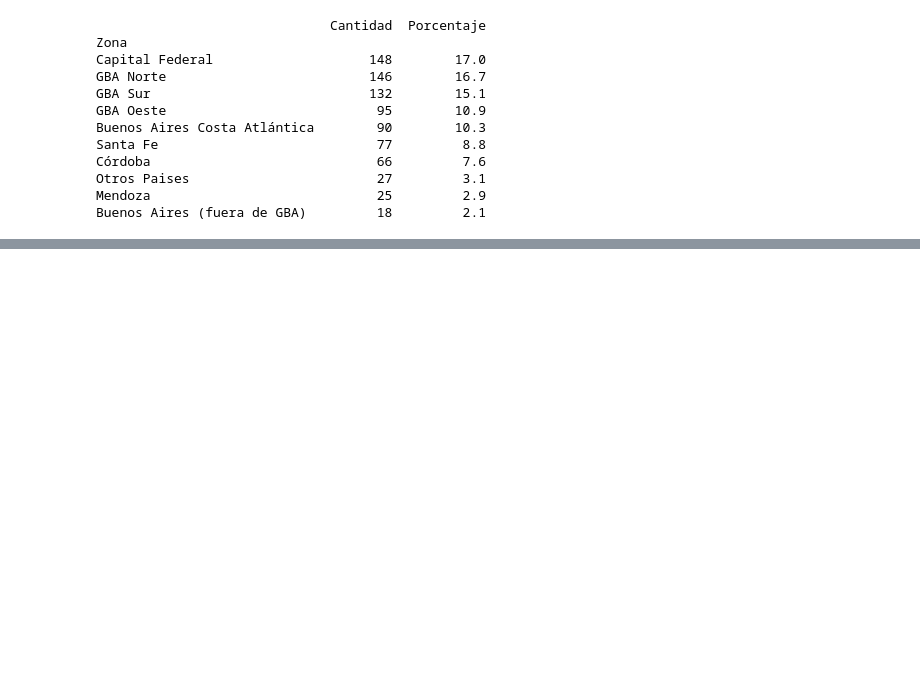
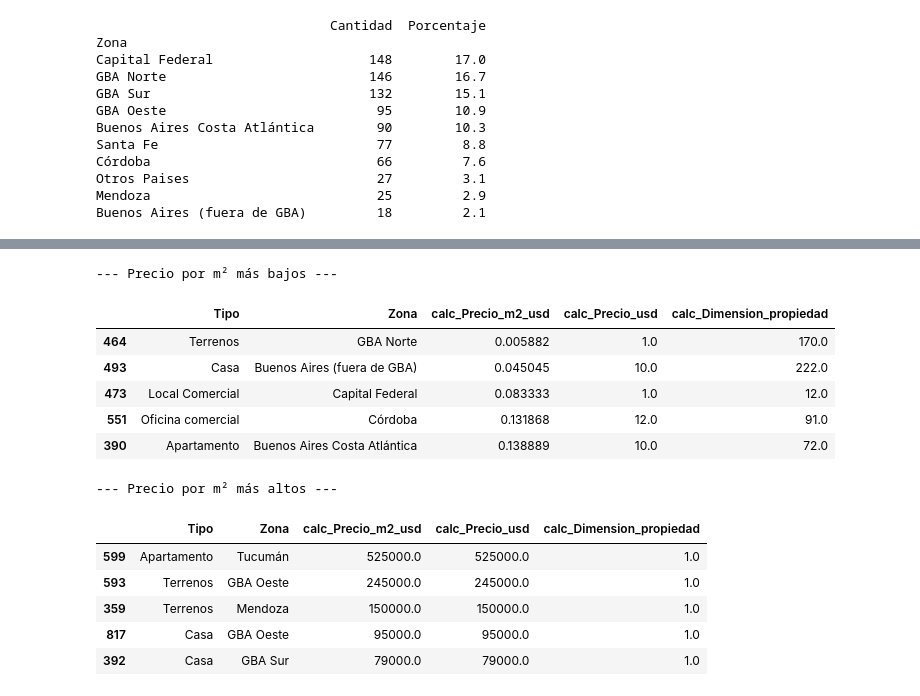
Before and after one commit to GomezMorales/TP_INTEGRADOR_CIENCIAS_DE_DATOS, a Jupyter notebook: TP_integrador_Ciencias_de_datos.ipynb, the cells around one changed output, grey strips where cells are left out. Drawn from its saved outputs; the diff is of its cells as text; code cells hidden in the pictures; blank space fills up the shorter version.

```diff
--- a/TP_integrador_Ciencias_de_datos.ipynb
+++ b/TP_integrador_Ciencias_de_datos.ipynb
@@ -931,0 +1064,22 @@ Buenos Aires (fuera de GBA)         18         2.1
+# %%
+# Extremos de calc_Precio_m2_usd
+print("--- Precio por m² más bajos ---")
+display(df.nsmallest(5, 'calc_Precio_m2_usd')[['Tipo', 'Zona', 'calc_Precio_m2_usd', 'calc_Precio_usd', 'calc_Dimension_propiedad']])
+
+print("--- Precio por m² más altos ---")
+display(df.nlargest(5, 'calc_Precio_m2_usd')[['Tipo', 'Zona', 'calc_Precio_m2_usd', 'calc_Precio_usd', 'calc_Dimension_propiedad']])
+# %% [output]
+--- Precio por m² más bajos ---
+|  | Tipo | Zona | calc_Precio_m2_usd | calc_Precio_usd | calc_Dimension_propiedad |
+| 464 | Terrenos | GBA Norte | 0.005882 | 1.0 | 170.0 |
+| 493 | Casa | Buenos Aires (fuera de GBA) | 0.045045 | 10.0 | 222.0 |
+| 473 | Local Comercial | Capital Federal | 0.083333 | 1.0 | 12.0 |
+| 551 | Oficina comercial | Córdoba | 0.131868 | 12.0 | 91.0 |
+| 390 | Apartamento | Buenos Aires Costa Atlántica | 0.138889 | 10.0 | 72.0 |
+--- Precio por m² más altos ---
+|  | Tipo | Zona | calc_Precio_m2_usd | calc_Precio_usd | calc_Dimension_propiedad |
+| 599 | Apartamento | Tucumán | 525000.0 | 525000.0 | 1.0 |
+| 593 | Terrenos | GBA Oeste | 245000.0 | 245000.0 | 1.0 |
+| 359 | Terrenos | Mendoza | 150000.0 | 150000.0 | 1.0 |
+| 817 | Casa | GBA Oeste | 95000.0 | 95000.0 | 1.0 |
+| 392 | Casa | GBA Sur | 79000.0 | 79000.0 | 1.0 |
```
Also changed, not shown: parts of 30 cells of this notebook.
